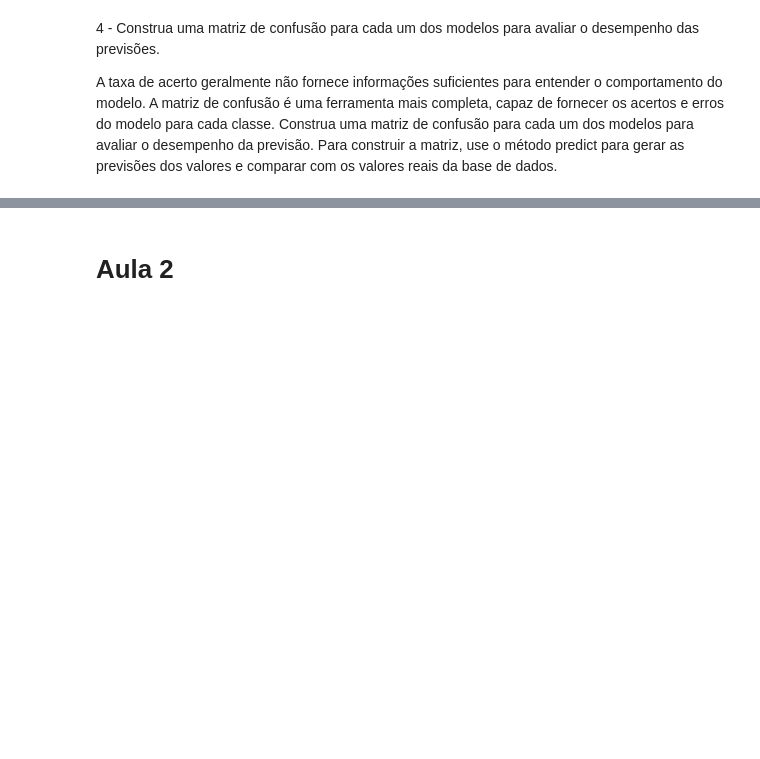
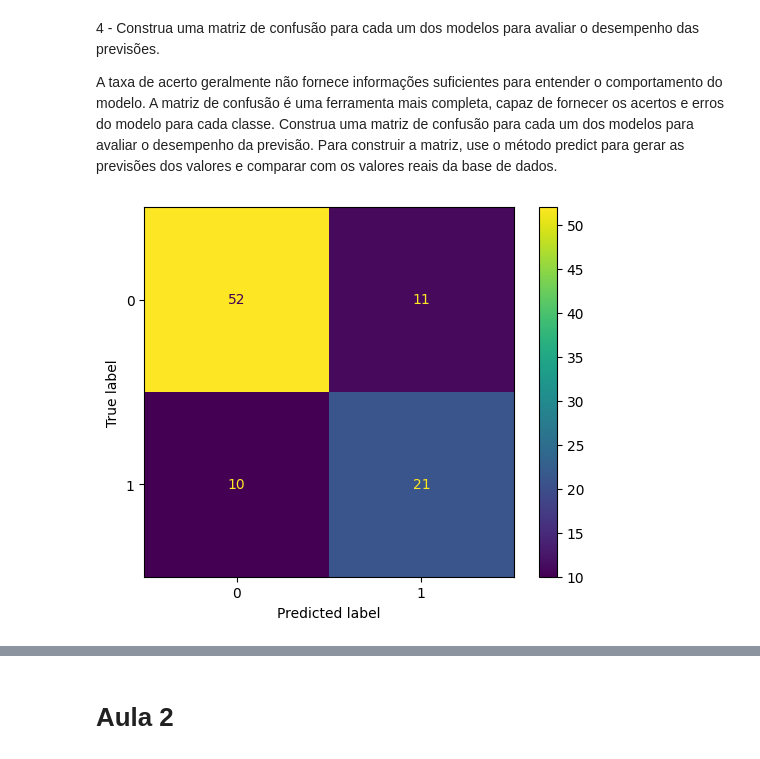
Before and after one commit to JCrpa/curso17_classificacao_validacao_de_modelos_metricas_de_avaliacao, a Jupyter notebook: desafio_hora_da_pratica/desafio_hora_da_pratica.ipynb, the cells around one changed output, grey strips where cells are left out. Saved outputs shown, nothing was run; the diff lists cells and outputs as text; code cells hidden in the pictures; blank space fills up the shorter version.

```diff
--- a/desafio_hora_da_pratica/desafio_hora_da_pratica.ipynb
+++ b/desafio_hora_da_pratica/desafio_hora_da_pratica.ipynb
@@ -11,3 +31,6 @@ Para a construção de um modelo de machine learning são necessários dados. Co
+# %%
+x = dados.drop('diabetes', axis=1)
+y = dados['diabetes']
 # %% [markdown]
 2 - Realize a divisão dos dados entre treino e teste.
 
@@ -15,3 +40,6 @@ Uma etapa muito importante em projetos de classificação é a validação dos m
+# %%
+x, x_teste, y, y_teste = train_test_split(x, y, stratify = y, test_size = 0.05, random_state = 5)
+x_treino, x_val, y_treino, y_val = train_test_split(x, y, stratify = y, random_state = 5)
 # %% [markdown]
 3 - Crie 2 modelos utilizando os algoritmos [DecisionTreeClassifier](https://scikit-learn.org/stable/modules/generated/sklearn.tree.DecisionTreeClassifier.html) e [RandomForestClassifer](https://scikit-learn.org/stable/modules/generated/sklearn.ensemble.RandomForestClassifier.html) e avalie a acurácia de treino e teste, escolhendo valores para o parâmetro `max_depth` para os modelos não se especializarem demais no padrão dos dados de treino.
 
@@ -18,0 +50,7 @@ A etapa de modelagem de dados consiste em utilizar um algoritmo capaz de identif
+# %%
+arvore = DecisionTreeClassifier(max_depth = 3)
+random_forest = RandomForestClassifier(max_depth = 2)
+# %%
+arvore.fit(x_treino, y_treino)
+print(f'Acurácia de treino: {arvore.score(x_treino, y_treino)}')
+print(f'Acurácia de teste: {arvore.score(x_val, y_val)}')
@@ -22,0 +73,5 @@ A taxa de acerto geralmente não fornece informações suficientes para entender
+# %%
+previsao_arvore = arvore.predict(x_val)
+ConfusionMatrixDisplay.from_predictions(y_val, previsao_arvore);
+# %% [output]
+[figure, added]
```
Also changed, not shown: parts of 9 cells of this notebook.
